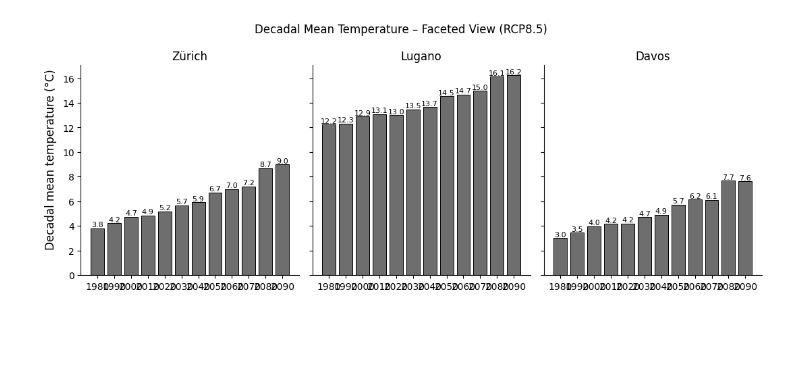
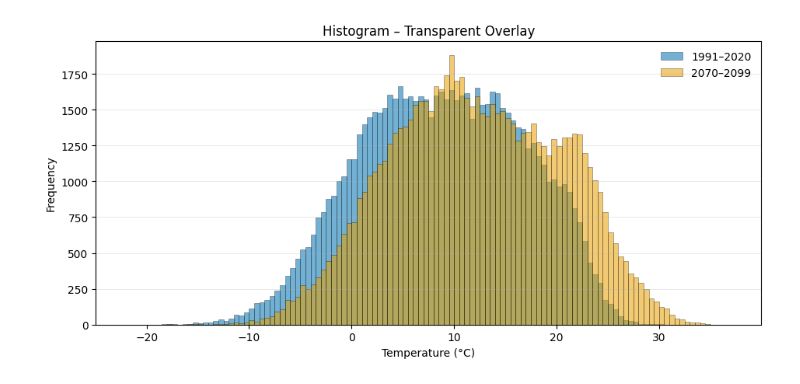
Before and after one commit to rodrigourech/gdv, a Jupyter notebook: Revision_Newplots.ipynb, the cells around one changed output. Saved outputs shown, nothing was run; the diff lists cells and outputs as text; code cells hidden in the pictures; blank space fills up the shorter version.

```diff
--- a/Revision_Newplots.ipynb
+++ b/Revision_Newplots.ipynb
@@ -121,32 +167,0 @@ plt.show()
-# %%
-# ==============================================
-# Figure 5 — Faceted View (Monochrom, sharey)
-# ==============================================
-cols = len(stations_order)
-fig, axes = plt.subplots(1, cols, figsize=(11, 4.2), sharey=True)
-
-for ax, st in zip(axes, stations_order):
-    sub = (
-        decadal[decadal["station"] == st]
-        .sort_values("decade")
-    )
-
-    ax.bar(
-        sub["decade"].astype(str), sub["value"],
-        color="#6e6e6e", edgecolor="black", linewidth=0.7
-    )
-
-    # Dezente Labels (optional)
-    for xi, yi in zip(sub["decade"].astype(str), sub["value"]):
-        if pd.notna(yi):
-            ax.text(xi, yi, f"{yi:.1f}", ha="center", va="bottom", fontsize=8)
-
-    ax.set_title(st)
-    ax.spines[["top", "right"]].set_visible(False)
-
-fig.supylabel("Decadal mean temperature (°C)")
-fig.suptitle(f"Decadal Mean Temperature – Faceted View ({SELECT_SCENARIO})")
-plt.tight_layout()
-plt.show()
-# %% [output]
-[figure, removed]
@@ -152,0 +196,22 @@ plt.show()
+# %%
+# =========================================================
+# Figure X — Histogram: Transparent Overlay (Accessible)
+# =========================================================
+plt.figure(figsize=(9.5, 4.6))
+
+# Transparenz + klare Kanten; gleiche Bins
+plt.hist(d1, bins=bins, alpha=0.55, color=c_old,  edgecolor="black", linewidth=0.4, label=f"{P1[0]}–{P1[1]}")
+plt.hist(d2, bins=bins, alpha=0.55, color=c_new,  edgecolor="black", linewidth=0.4, label=f"{P2[0]}–{P2[1]}")
+
+# Optional: Density statt Frequency (kommentieren, falls gewünscht)
+# plt.gca().set_ylabel("Density")
+
+plt.title("Histogram – Transparent Overlay")
+plt.xlabel("Temperature (°C)")
+plt.ylabel("Frequency")
+plt.legend(frameon=False)
+plt.grid(True, axis="y", linewidth=0.4, alpha=0.5)
+plt.tight_layout()
+plt.show()
+# %% [output]
+[figure, added]
```
Also changed, not shown: parts of 5 cells of this notebook.
